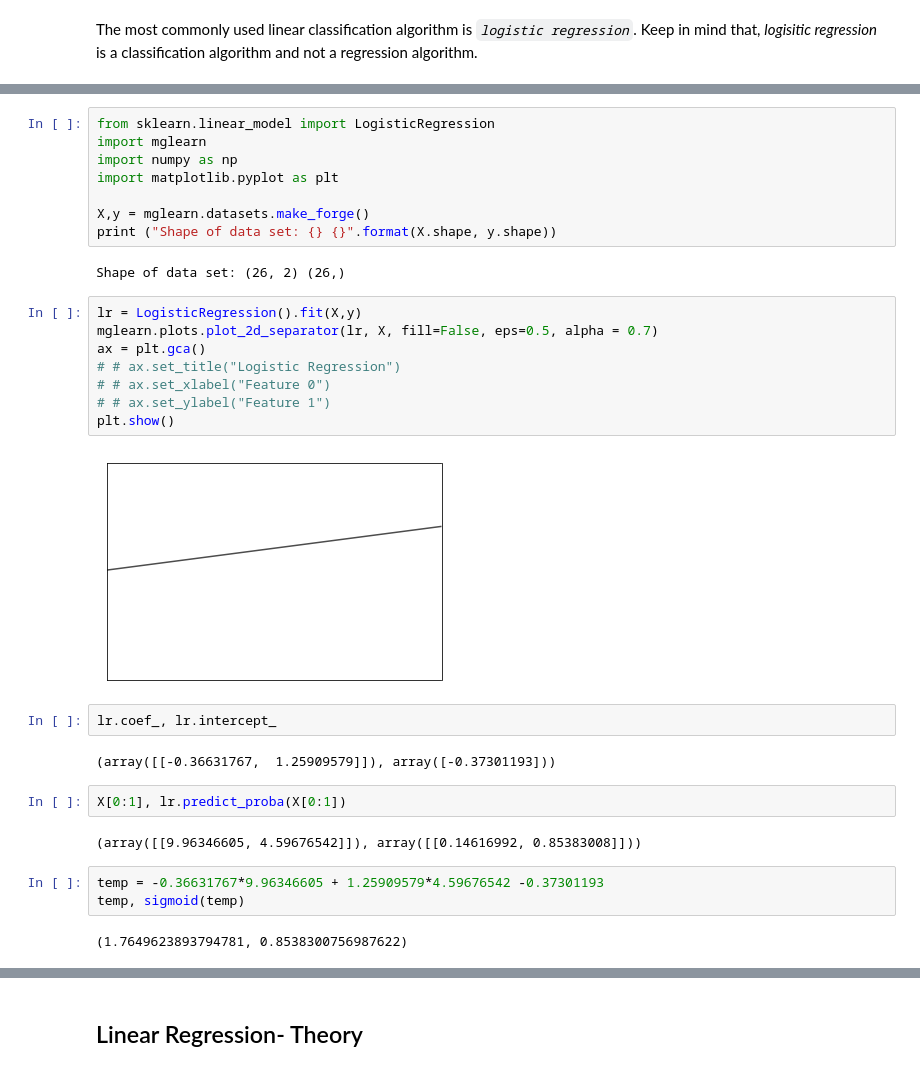
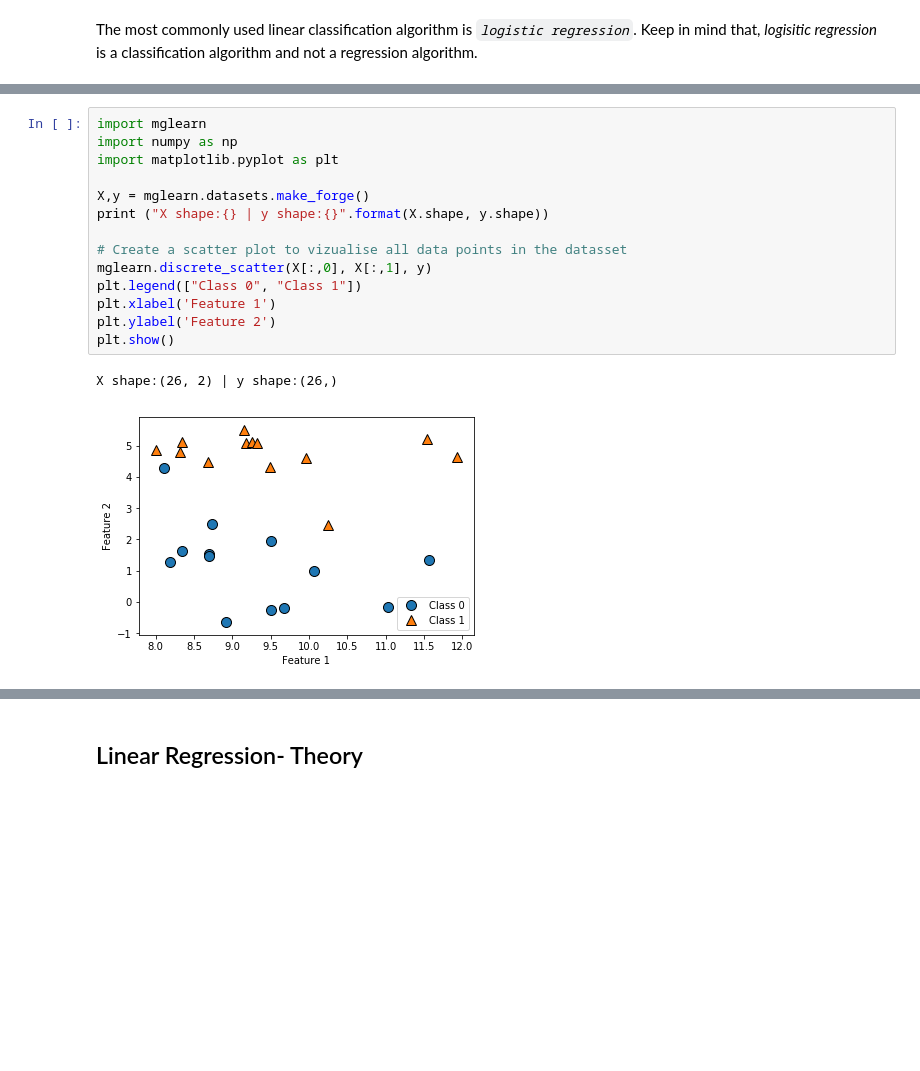
Before and after one commit to prasanth-ntu/prasanth-ntu.github.io, a Jupyter notebook: html/ML-Course/Intro-to-ML-with-Python/2c-Supervised-Learning-Logistic-Regression.ipynb, the cells around one changed output, grey strips where cells are left out. Saved outputs shown, nothing was run; the diff lists cells and outputs as text; blank space fills up the shorter version.

```diff
--- a/html/ML-Course/Intro-to-ML-with-Python/2c-Supervised-Learning-Logistic-Regression.ipynb
+++ b/html/ML-Course/Intro-to-ML-with-Python/2c-Supervised-Learning-Logistic-Regression.ipynb
@@ -85,33 +50,17 @@ plt.show()
 # %%
-from sklearn.linear_model import LogisticRegression
 import mglearn
 import numpy as np
 import matplotlib.pyplot as plt
 
 X,y = mglearn.datasets.make_forge()
-print ("Shape of data set: {} {}".format(X.shape, y.shape))
+print ("X shape:{} | y shape:{}".format(X.shape, y.shape))
+
+# Create a scatter plot to vizualise all data points in the datasset
+mglearn.discrete_scatter(X[:,0], X[:,1], y)
+plt.legend(["Class 0", "Class 1"])
+plt.xlabel('Feature 1')
+plt.ylabel('Feature 2')
+plt.show()
 # %% [output]
-Shape of data set: (26, 2) (26,)
+X shape:(26, 2) | y shape:(26,)
+[figure, added]
-# %%
-lr = LogisticRegression().fit(X,y)
-mglearn.plots.plot_2d_separator(lr, X, fill=False, eps=0.5, alpha = 0.7)
-ax = plt.gca()
-# # ax.set_title("Logistic Regression")
-# # ax.set_xlabel("Feature 0")
-# # ax.set_ylabel("Feature 1")
-plt.show()
-# %% [output]
-[figure, removed]
-# %%
-lr.coef_, lr.intercept_
-# %% [output]
-(array([[-0.36631767,  1.25909579]]), array([-0.37301193]))
-# %%
-X[0:1], lr.predict_proba(X[0:1])
-# %% [output]
-(array([[9.96346605, 4.59676542]]), array([[0.14616992, 0.85383008]]))
-# %%
-temp = -0.36631767*9.96346605 + 1.25909579*4.59676542 -0.37301193
-temp, sigmoid(temp)
-# %% [output]
-(1.7649623893794781, 0.8538300756987622)
```
Also changed, not shown: parts of 32 cells of this notebook, 2 other files.
